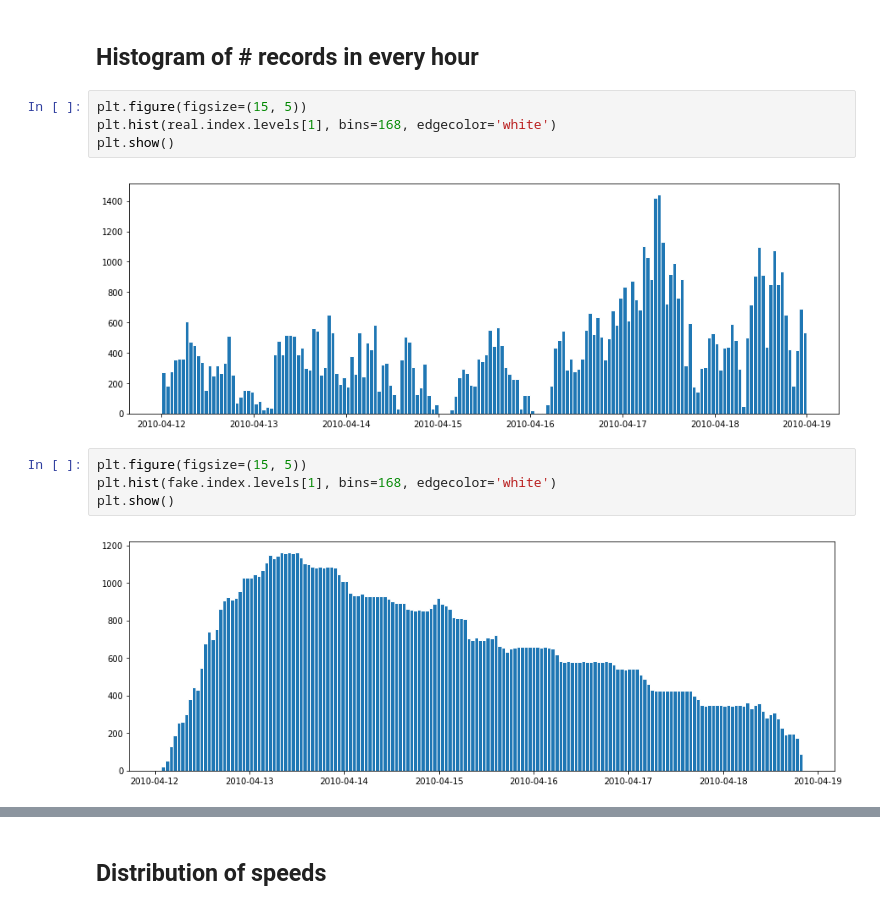
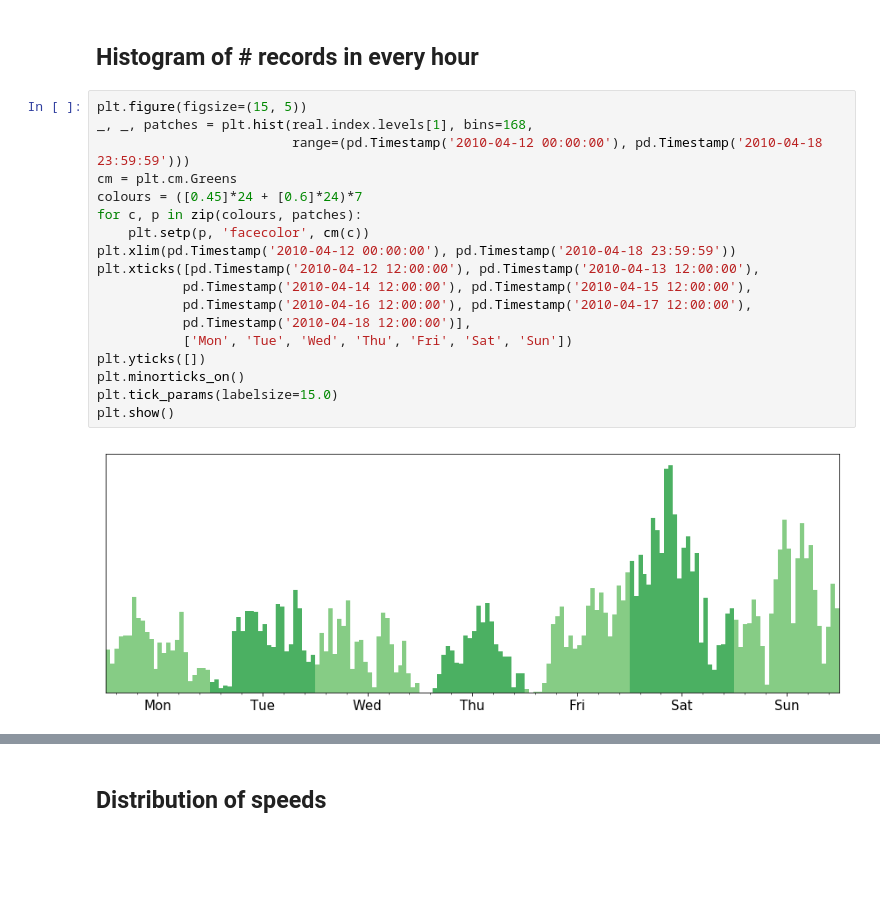
Before and after one commit to LordHelmchen324/real-vs-synthetic-geospatial, a Jupyter notebook: interrogation/gan_2_32_3_16_1_mdc.ipynb, the cells around one changed output, grey strips where cells are left out. Drawn from its saved outputs; the diff is of its cells as text; blank space fills up the shorter version.

Commit message:
Improved style of records histogram

```diff
--- a/interrogation/gan_2_32_3_16_1_mdc.ipynb
+++ b/interrogation/gan_2_32_3_16_1_mdc.ipynb
@@ -54,15 +54,23 @@ ax.scatter(fake['longitude'], fake['latitude'], c='#ff0000', s=0.25, alpha=1.0)
 [figure]
 # %% [markdown]
 ## Histogram of # records in every hour
-# %%
-plt.figure(figsize=(15, 5))
-plt.hist(real.index.levels[1], bins=168, edgecolor='white')
-plt.show()
-# %% [output]
-[figure, removed]
-# %%
-plt.figure(figsize=(15, 5))
-plt.hist(fake.index.levels[1], bins=168, edgecolor='white')
-plt.show()
-# %% [output]
-[figure, removed]
+# %%
+plt.figure(figsize=(15, 5))
+_, _, patches = plt.hist(real.index.levels[1], bins=168,
+                         range=(pd.Timestamp('2010-04-12 00:00:00'), pd.Timestamp('2010-04-18 23:59:59')))
+cm = plt.cm.Greens
+colours = ([0.45]*24 + [0.6]*24)*7
+for c, p in zip(colours, patches):
+    plt.setp(p, 'facecolor', cm(c))
+plt.xlim(pd.Timestamp('2010-04-12 00:00:00'), pd.Timestamp('2010-04-18 23:59:59'))
+plt.xticks([pd.Timestamp('2010-04-12 12:00:00'), pd.Timestamp('2010-04-13 12:00:00'),
+           pd.Timestamp('2010-04-14 12:00:00'), pd.Timestamp('2010-04-15 12:00:00'),
+           pd.Timestamp('2010-04-16 12:00:00'), pd.Timestamp('2010-04-17 12:00:00'),
+           pd.Timestamp('2010-04-18 12:00:00')],
+           ['Mon', 'Tue', 'Wed', 'Thu', 'Fri', 'Sat', 'Sun'])
+plt.yticks([])
+plt.minorticks_on()
+plt.tick_params(labelsize=15.0)
+plt.show()
+# %% [output]
+[figure, added]
```
Also changed, not shown: parts of 1 cell of this notebook, 8 other files.
